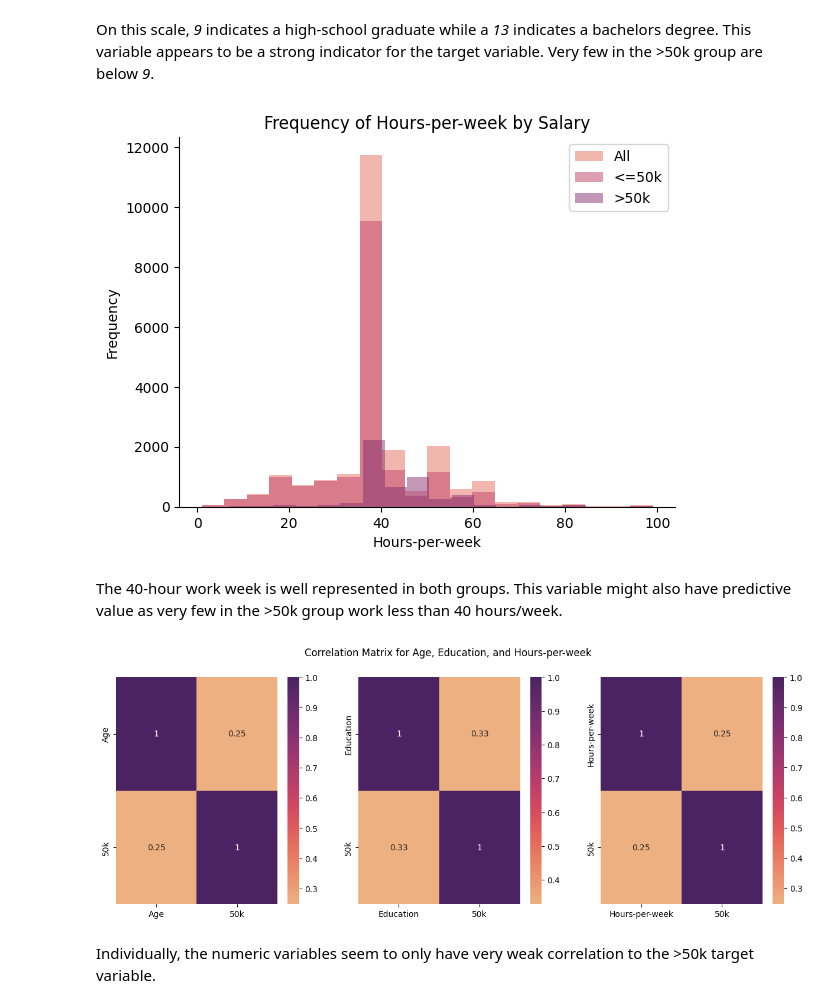
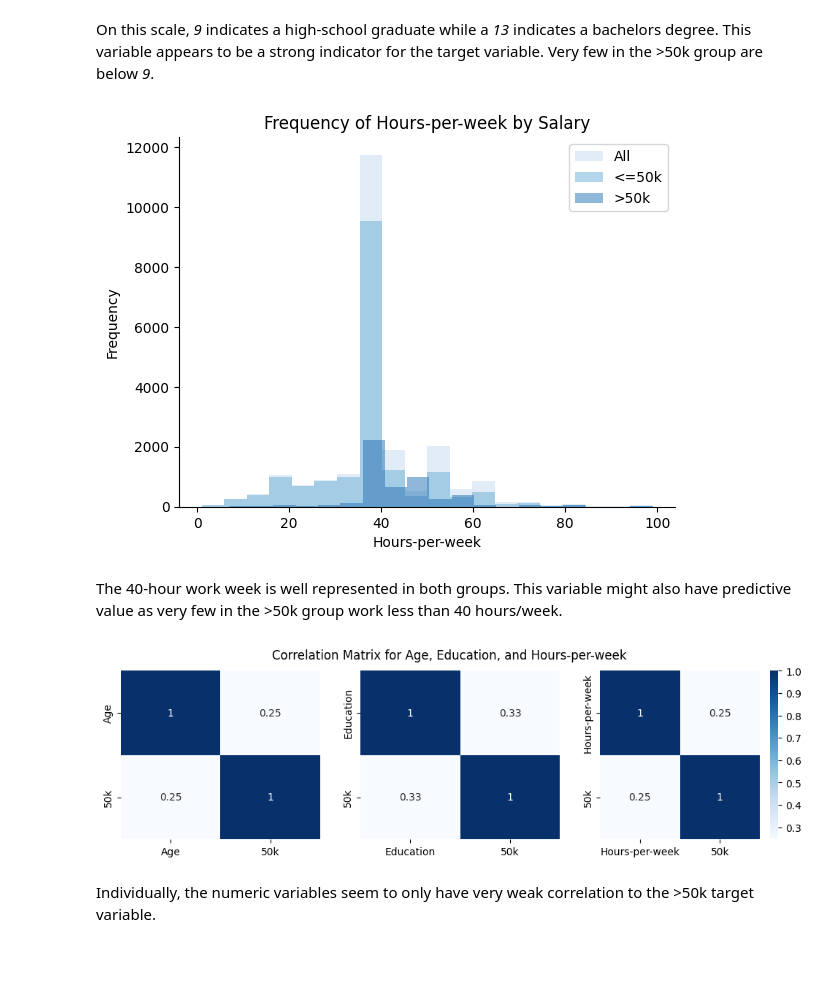
Before and after one commit to cockytrumpet/classification_project, a Jupyter notebook: project.ipynb, the cells around one changed output. Drawn from its saved outputs; the diff is of its cells as text; code cells hidden in the pictures; blank space fills up the shorter version.

```diff
--- a/project.ipynb
+++ b/project.ipynb
@@ -98,5 +103,6 @@ The *Education* and *Education-year* features are redundant. The year seems like
 # %%
-df = df.drop(['Education'], axis=1)
+df.drop(['fnlwgt','Capital-gain','Capital-loss','Relationship',
+         'Native_country', 'Education'], axis=1, inplace=True)
 df.rename(columns={'Education-year': 'Education'}, inplace=True)
 # %% [markdown]
 The target variable *Salary* will be easier to work with if it's not a string, so I'm going to convert it to binary.
@@ -118,5 +122,3 @@ The variable *fnlwgt* is a census metric that only applies when comparing people
-# %%
-df = df.drop(['fnlwgt','Capital-gain','Capital-loss','Relationship','Native_country'], axis=1)
 # %% [markdown]
 The categorical variables have extra whitespace throughout. I'm going to remove it.
 # %%
@@ -171,5 +176,5 @@ I will plot the frequencies of the numeric variables to get a sense of their dis
 # %%
-sns.set_palette('flare', 3)
+sns.set_palette('Blues', 3)
 plt.hist(private['Age'], bins=20 ,alpha=0.5, label='All')
 plt.hist(negative['Age'], bins=20, alpha=0.5, label='<=50k')
 plt.hist(positive['Age'], bins=20, alpha=0.5, label='>50k')
@@ -209,26 +214,26 @@ plt.legend(loc='upper right')
 sns.despine()
 plt.show()
 # %% [output]
-[figure, old version]
+[figure, new version]
 # %% [markdown]
 The 40-hour work week is well represented in both groups. This variable might also have predictive value as very few in the >50k group work less than 40 hours/week.
 # %%
 age = private[['Age', '50k']]
 education = private[['Education', '50k']]
 hours = private[['Hours-per-week', '50k']]
 
 age = age.corr()
 education = education.corr()
 hours = hours.corr()
 
-fig, ax = plt.subplots(1, 3, figsize=(15,5))
-sns.heatmap(age, annot=True, ax=ax[0], cmap='flare')
-sns.heatmap(education, annot=True, ax=ax[1], cmap='flare')
-sns.heatmap(hours, annot=True, ax=ax[2], cmap='flare')
+fig, ax = plt.subplots(1, 3, figsize=(12,3))
+sns.heatmap(age, annot=True, ax=ax[0], cmap='Blues', cbar=False)
+sns.heatmap(education, annot=True, ax=ax[1], cmap='Blues' ,cbar=False)
+sns.heatmap(hours, annot=True, ax=ax[2], cmap='Blues', cbar=True)
 fig.suptitle('Correlation Matrix for Age, Education, and Hours-per-week')
 plt.show()
 # %% [output]
-[figure, old version]
+[figure, new version]
 # %% [markdown]
 Individually, the numeric variables seem to only have very weak correlation to the >50k target variable.
 # %% [markdown]
```
Also changed, not shown: parts of 50 cells of this notebook, 4 other files.
